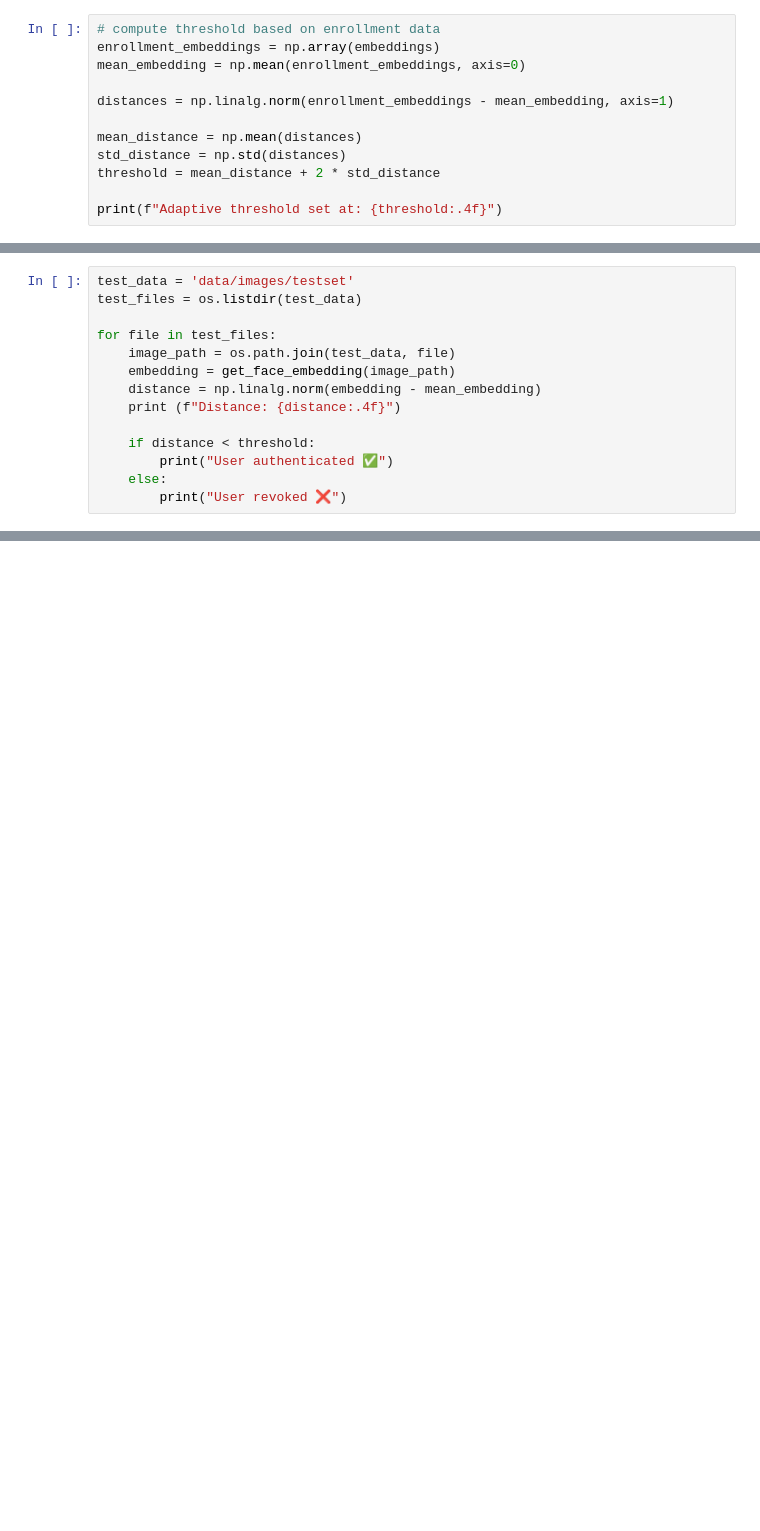
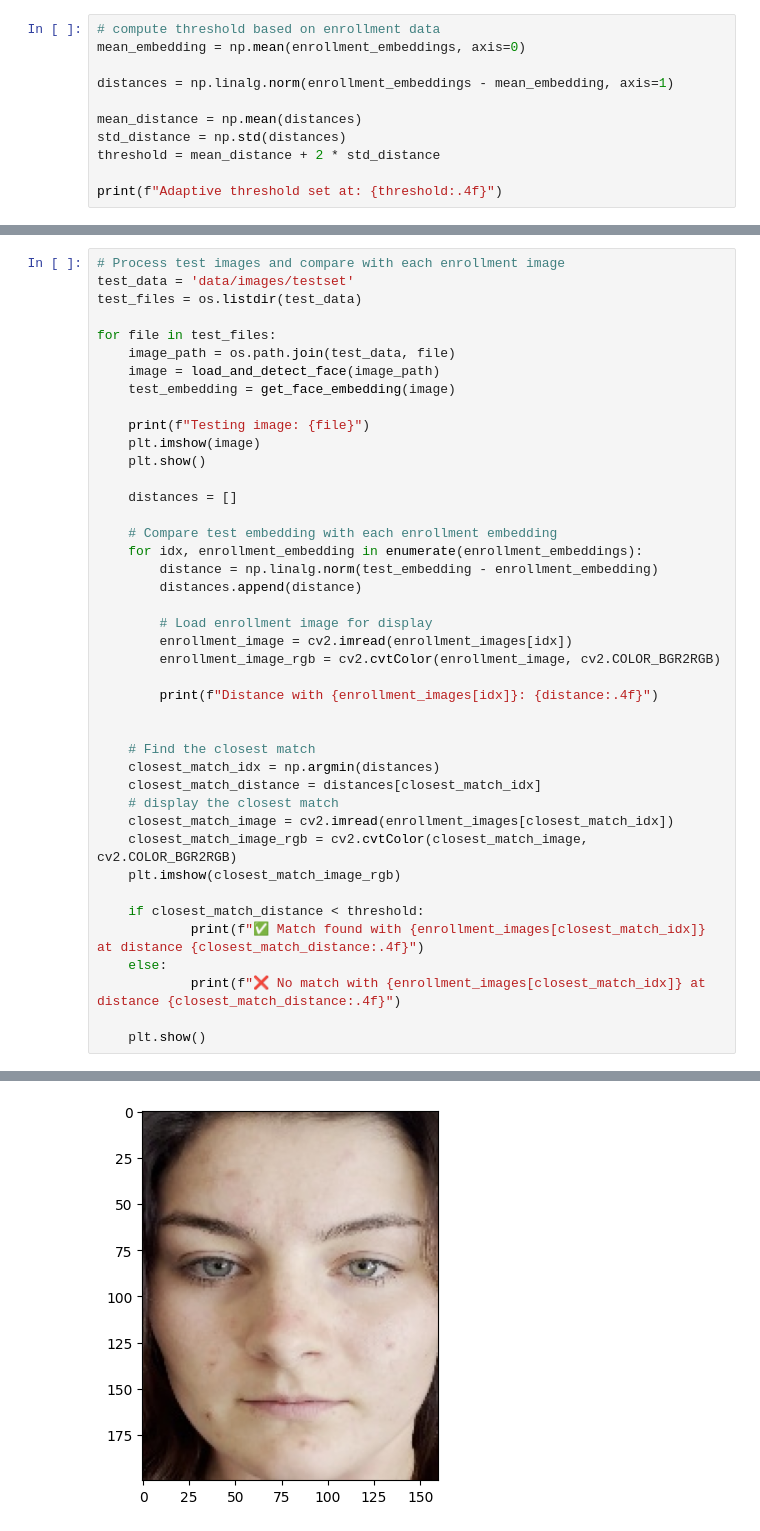
Before and after one commit to miriampalmetshofer/conFaceAuth, a Jupyter notebook: detectFace.ipynb, the cells around one changed output, grey strips where cells are left out. Saved outputs shown, nothing was run; the diff lists cells and outputs as text; blank space fills up the shorter version.

Commit message:
Adapt pipeline to compare embedding to individual images and use the closest one

```diff
--- a/detectFace.ipynb
+++ b/detectFace.ipynb
@@ -85,6 +74,5 @@ cv2.destroyAllWindows()
 # %%
 # compute threshold based on enrollment data
-enrollment_embeddings = np.array(embeddings)
 mean_embedding = np.mean(enrollment_embeddings, axis=0)
 
 distances = np.linalg.norm(enrollment_embeddings - mean_embedding, axis=1)
@@ -99,14 +86,0 @@ Adaptive threshold set at: 0.7559
-# %%
-test_data = 'data/images/testset'
-test_files = os.listdir(test_data)
-
-for file in test_files:
-    image_path = os.path.join(test_data, file)
-    embedding = get_face_embedding(image_path)
-    distance = np.linalg.norm(embedding - mean_embedding)
-    print (f"Distance: {distance:.4f}")
-
-    if distance < threshold:
-        print("User authenticated ✅")
-    else:
-        print("User revoked ❌")
@@ -138,0 +87,43 @@ User revoked ❌
+# %%
+# Process test images and compare with each enrollment image
+test_data = 'data/images/testset'
+test_files = os.listdir(test_data)
+
+for file in test_files:
+    image_path = os.path.join(test_data, file)
+    image = load_and_detect_face(image_path)
+    test_embedding = get_face_embedding(image)
+
+    print(f"Testing image: {file}")
+    plt.imshow(image)
+    plt.show()
+
+    distances = []
+
+    # Compare test embedding with each enrollment embedding
+    for idx, enrollment_embedding in enumerate(enrollment_embeddings):
+        distance = np.linalg.norm(test_embedding - enrollment_embedding)
+        distances.append(distance)
+
+        # Load enrollment image for display
+        enrollment_image = cv2.imread(enrollment_images[idx])
+        enrollment_image_rgb = cv2.cvtColor(enrollment_image, cv2.COLOR_BGR2RGB)
+
+        print(f"Distance with {enrollment_images[idx]}: {distance:.4f}")
+
+
+    # Find the closest match
+    closest_match_idx = np.argmin(distances)
+    closest_match_distance = distances[closest_match_idx]
+    # display the closest match
+    closest_match_image = cv2.imread(enrollment_images[closest_match_idx])
+    closest_match_image_rgb = cv2.cvtColor(closest_match_image, cv2.COLOR_BGR2RGB)
+    plt.imshow(closest_match_image_rgb)
+
+    if closest_match_distance < threshold:
+            print(f"✅ Match found with {enrollment_images[closest_match_idx]} at distance {closest_match_distance:.4f}")
+    else:
+            print(f"❌ No match with {enrollment_images[closest_match_idx]} at distance {closest_match_distance:.4f}")
+
+    plt.show()
+# %% [output]
@@ -138,0 +150 @@ User revoked ❌
+[figure, added]
```
Also changed, not shown: parts of 6 cells of this notebook.
